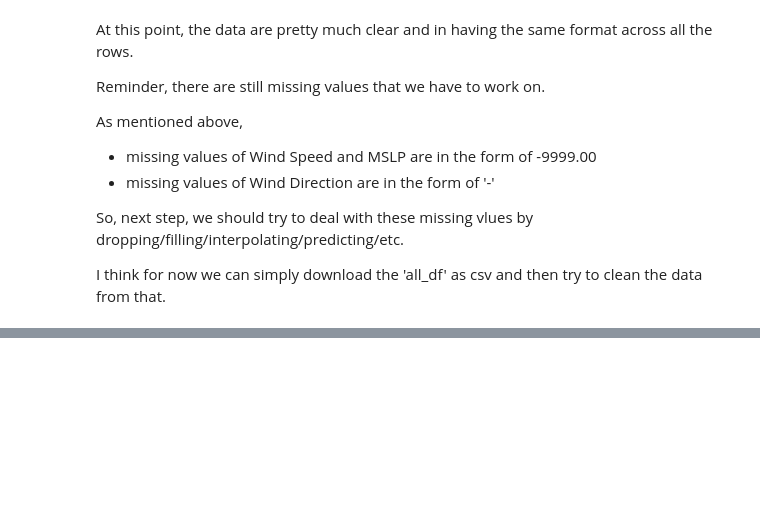
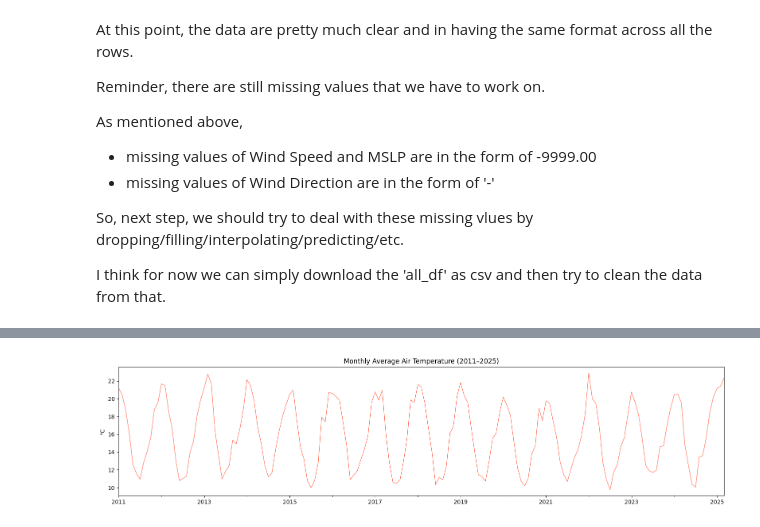
Before and after one commit to njir0003/ADS2001-M2, a Jupyter notebook: Data_Cleaning_1.ipynb, the cells around one changed output, grey strips where cells are left out. Cells and saved outputs as stored; diff of their text form; code cells hidden in the pictures; blank space fills up the shorter version.

```diff
--- a/Data_Cleaning_1.ipynb
+++ b/Data_Cleaning_1.ipynb
@@ -532,0 +755,14 @@ I think for now we can simply download the 'all_df' as csv and then try to clean
+# %%
+# Monthly average temperature — seasonal pattern
+monthly_avg = all_df['Air Temp (degrees C)'].resample('ME').mean()
+
+fig, ax = plt.subplots(figsize=(16, 4))
+monthly_avg.plot(ax=ax, color='tomato', linewidth=0.8)
+ax.set_title('Monthly Average Air Temperature (2011–2025)')
+ax.set_ylabel('°C')
+ax.set_xlabel('')
+plt.tight_layout()
+plt.savefig(f'{PLOTS_DIR}/dc1_02_monthly_avg_temperature.png', dpi=300, bbox_inches='tight')
+plt.show()
+# %% [output]
+[figure, added]
```
Also changed, not shown: parts of 82 cells of this notebook.
